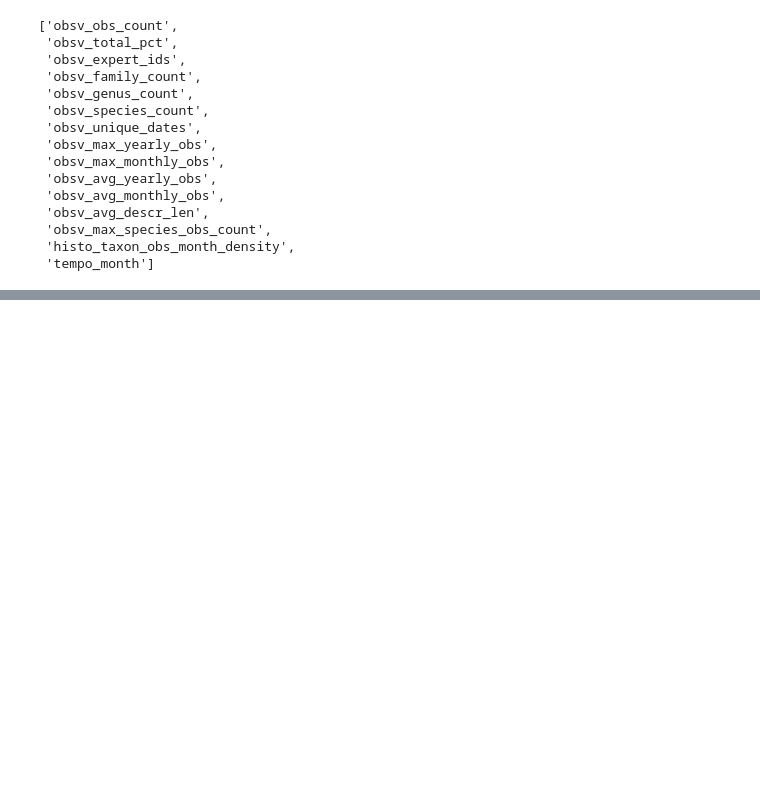
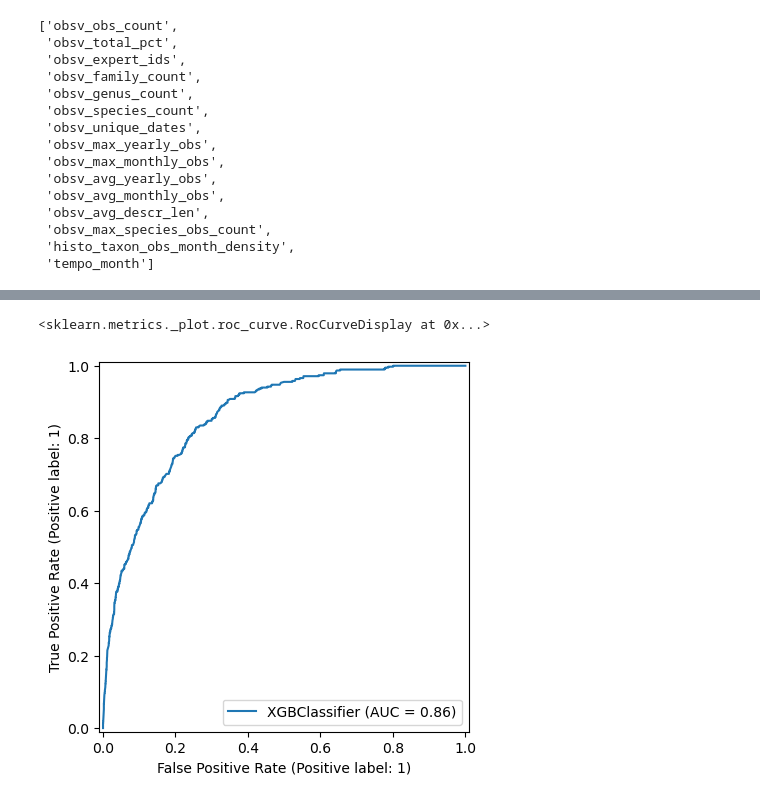
Before and after one commit to etiennegodin/CScorer, a Jupyter notebook: notebooks/eda/features.ipynb, the cells around one changed output, grey strips where cells are left out. Saved outputs shown, nothing was run; the diff lists cells and outputs as text; code cells hidden in the pictures; blank space fills up the shorter version.

```diff
--- a/notebooks/eda/features.ipynb
+++ b/notebooks/eda/features.ipynb
@@ -185,0 +162,15 @@ plt.show()
+# %%
+from sklearn.linear_model import LogisticRegression
+from sklearn.ensemble import RandomForestClassifier
+from xgboost import XGBClassifier
+
+from sklearn.model_selection import train_test_split
+from sklearn import metrics
+from sklearn.metrics import RocCurveDisplay, confusion_matrix, ConfusionMatrixDisplay
+from sklearn.preprocessing import StandardScaler
+
+scaler = StandardScaler()
+col = strong_sep + moderate_sep
+X = df[col].fillna(0)
+y = df[target]
+X
@@ -185,0 +191,8 @@ plt.show()
+# %%
+X_train, X_test, y_train, y_test = train_test_split(X, y, test_size=0.15, random_state=0)
+X_train_scaled = scaler.fit_transform(X_train)
+X_test_scaled = scaler.transform(X_test)
+n_samples = len(y_train)
+n_pos = y_train.sum()
+n_neg = n_samples - n_pos
+scale_pos_weight = n_neg / n_pos
@@ -185,0 +209,10 @@ plt.show()
+# %%
+model = XGBClassifier(
+                n_estimators=100,
+                max_depth=6,
+                scale_pos_weight=scale_pos_weight,
+                learning_rate=0.1,
+                random_state=42,
+                eval_metric='logloss')
+# %%
+model.fit(X_train_scaled, y_train)
@@ -185,0 +254,5 @@ plt.show()
+# %%
+RocCurveDisplay.from_estimator(model, X_test_scaled, y_test)
+# %% [output]
+<sklearn.metrics._plot.roc_curve.RocCurveDisplay at 0x...>
+[figure, added]
```
Also changed, not shown: parts of 9 cells of this notebook, 1 other file.
